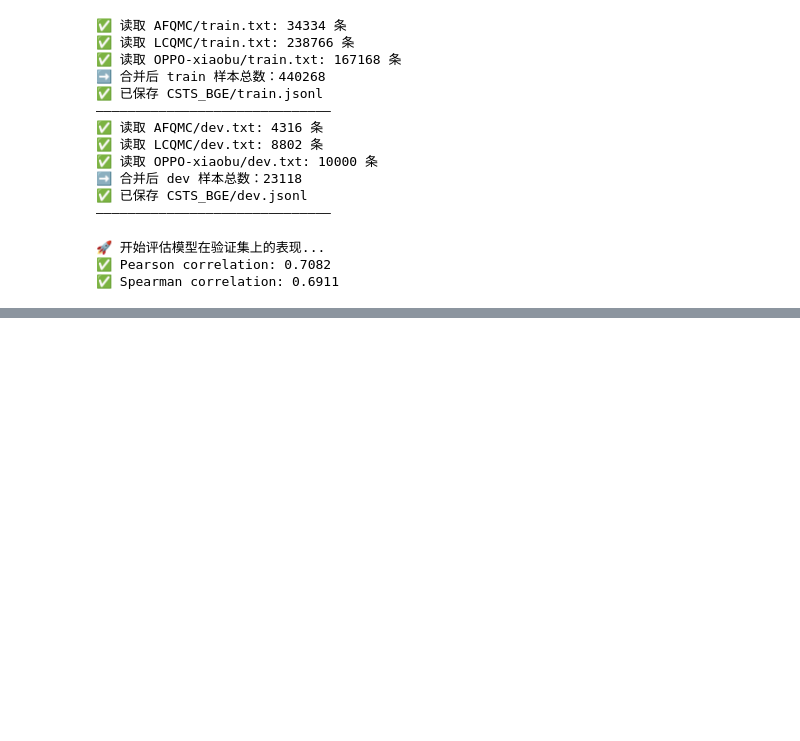
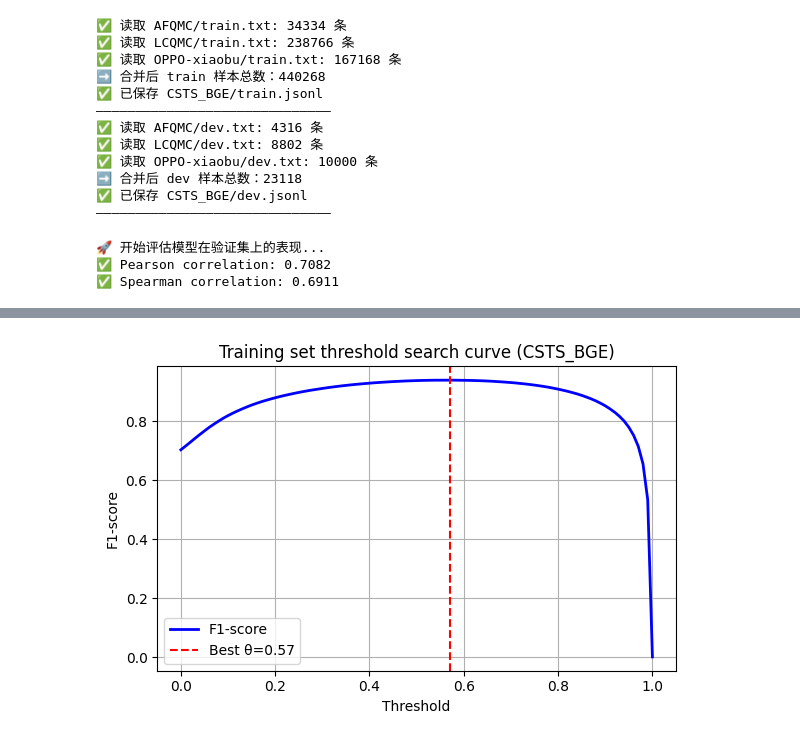
Before and after one commit to ChriCheng/AIaplication_pro, a Jupyter notebook: BGE.ipynb, the cells around one changed output, grey strips where cells are left out. Saved outputs shown, nothing was run; the diff lists cells and outputs as text; code cells hidden in the pictures; blank space fills up the shorter version.

```diff
--- a/BGE.ipynb
+++ b/BGE.ipynb
@@ -142,0 +186,87 @@ print(f"✅ Spearman correlation: {spearman:.4f}")
+# %%
+#寻找阈值
+import json
+import numpy as np
+import matplotlib.pyplot as plt
+from sklearn.metrics import accuracy_score, precision_score, recall_score, f1_score
+import matplotlib
+matplotlib.rcParams['font.sans-serif'] = ['DejaVu Sans']  # 默认字体
+matplotlib.rcParams['axes.unicode_minus'] = False          # 允许负号
+
+# 读取 train_score.jsonl 文件
+def load_scores_labels(path):
+    scores, labels = [], []
+    with open(path, "r", encoding="utf-8") as f:
+        for line in f:
+            d = json.loads(line)
+            scores.append(float(d["score"]))
+            labels.append(int(d["label"]))
+    return np.array(scores), np.array(labels)
+
+
+# ==============================================================
+# 在训练集上搜索最佳阈值
+# ==============================================================
+
+def find_best_threshold(
+    scores,
+    labels,
+    step=0.01,
+    plot_path="CSTS_BGE/threshold_curve_train.png",
+    show_plot=False
+):
+    thresholds = np.arange(0.0, 1.0 + step, step)
+    best_th, best_f1 = 0, 0
+    metrics = []
+
+    for th in thresholds:
+        preds = (scores >= th).astype(int)
+        acc = accuracy_score(labels, preds)
+        pre = precision_score(labels, preds, zero_division=0)
+        rec = recall_score(labels, preds, zero_division=0)
+        f1 = f1_score(labels, preds, zero_division=0)
+        metrics.append((th, acc, pre, rec, f1))
+        if f1 > best_f1:
+            best_f1, best_th = f1, th
+
+    print(f"✅ [训练集] 最佳阈值 θ* = {best_th:.3f}, 对应 F1 = {best_f1:.4f}")
+
+    # 绘制 F1–Threshold 曲线
+    ths = [m[0] for m in metrics]
+    f1s = [m[4] for m in metrics]
+    plt.figure(figsize=(6, 4))
+    plt.plot(ths, f1s, color="blue", linewidth=2, label="F1-score")
+    plt.axvline(best_th, color="red", linestyle="--", label=f"Best θ={best_th:.2f}")
+    plt.xlabel("Threshold")
+    plt.ylabel("F1-score")
+    plt.title("Training set threshold search curve (CSTS_BGE)")
+    plt.legend()
+    plt.grid(True)
+    plt.tight_layout()
+
+    # 保存图片
+    plt.savefig(plot_path, dpi=200)
+    print(f"📈 阈值–F1 曲线已保存: {plot_path}")
+
+    # 在 Jupyter Notebook 中展示图像
+    if show_plot:
+        from IPython.display import display
+        display(plt.gcf())  # 直接显示当前图像
+
+    plt.close()
+    return best_th, metrics
+
+
+# ==============================================================
+# 主函数（命令行或脚本运行）
+# ==============================================================
+
+if __name__ == "__main__":
+    score_file = "CSTS_BGE/train_score.jsonl"
+    scores, labels = load_scores_labels(score_file)
+    best_th, metrics = find_best_threshold(scores, labels, step=0.01, show_plot=True)
+
+    print("\n部分阈值结果示例：")
+    for th, acc, pre, rec, f1 in metrics[::10]:
+        print(f"θ={th:.2f} | Acc={acc:.3f} | Prec={pre:.3f} | Rec={rec:.3f} | F1={f1:.3f}")
+# %% [output]
@@ -142,0 +275 @@ print(f"✅ Spearman correlation: {spearman:.4f}")
+[figure, added]
```
Also changed, not shown: parts of 4 cells of this notebook, 1 other file.
